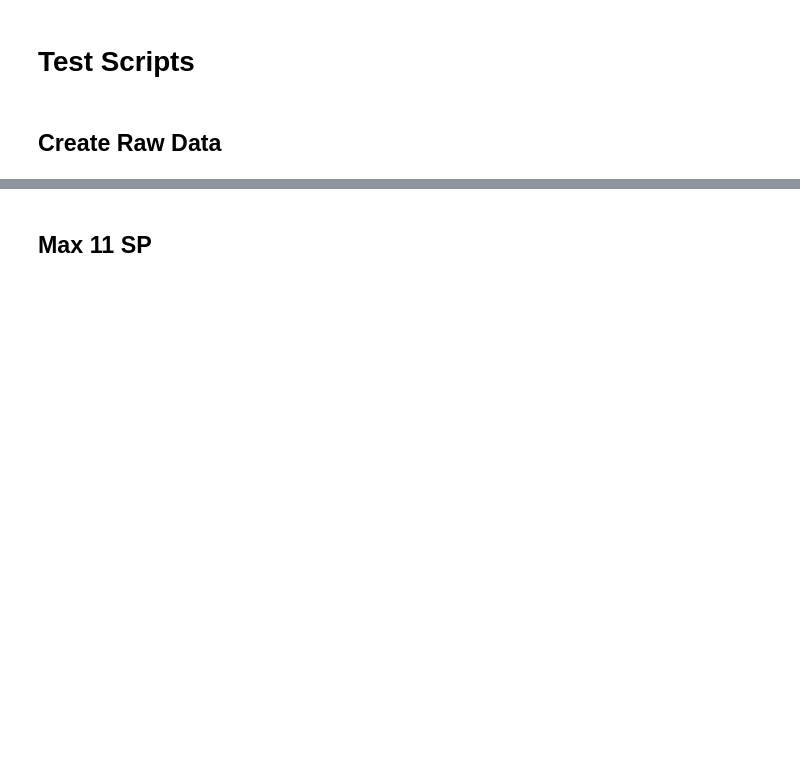
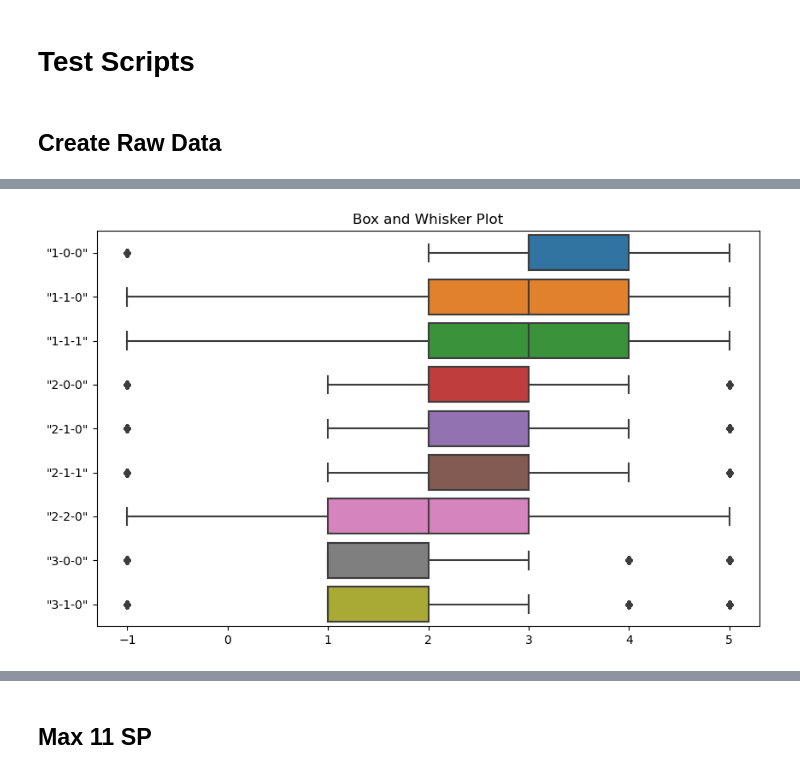
Before and after one commit to Exkalamity/HSR_Action_Simulator, a Jupyter notebook: qingque_create_sp_data.ipynb, the cells around one changed output, grey strips where cells are left out. Saved outputs shown, nothing was run; the diff lists cells and outputs as text; code cells hidden in the pictures; blank space fills up the shorter version.

```diff
--- a/qingque_create_sp_data.ipynb
+++ b/qingque_create_sp_data.ipynb
@@ -305,0 +345,8 @@ normalsp.raw_data
+# %%
+import seaborn as sns
+plt.figure(figsize=(10, 6))
+sns.boxplot(data=normalsp.raw_data, orient="h")
+plt.title('Box and Whisker Plot')
+plt.show()
+# %% [output]
+[figure, added]
```
Also changed, not shown: parts of 20 cells of this notebook, 18 other files.
